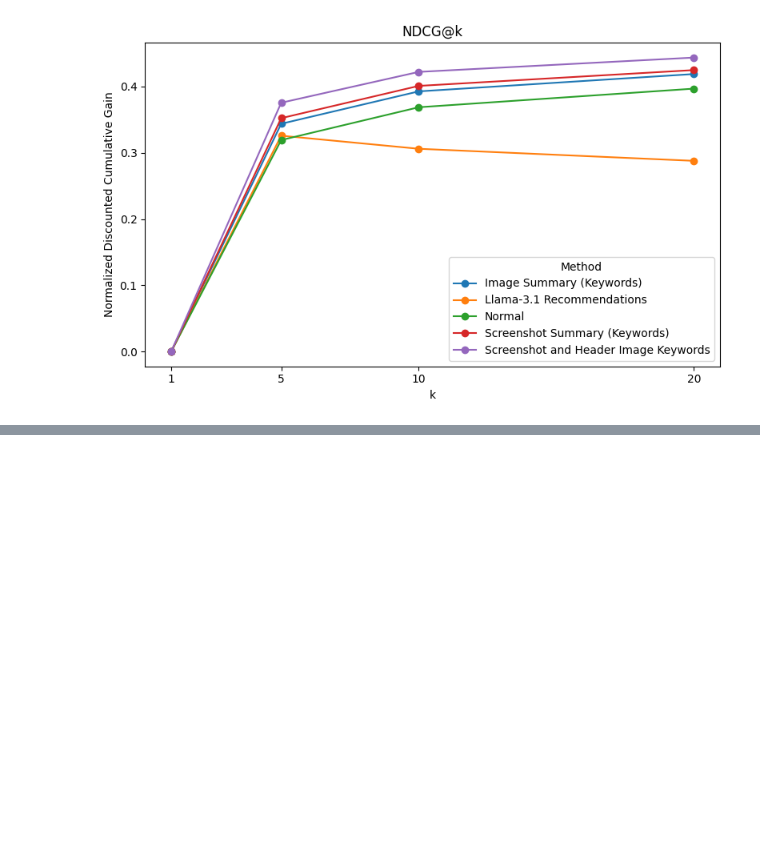
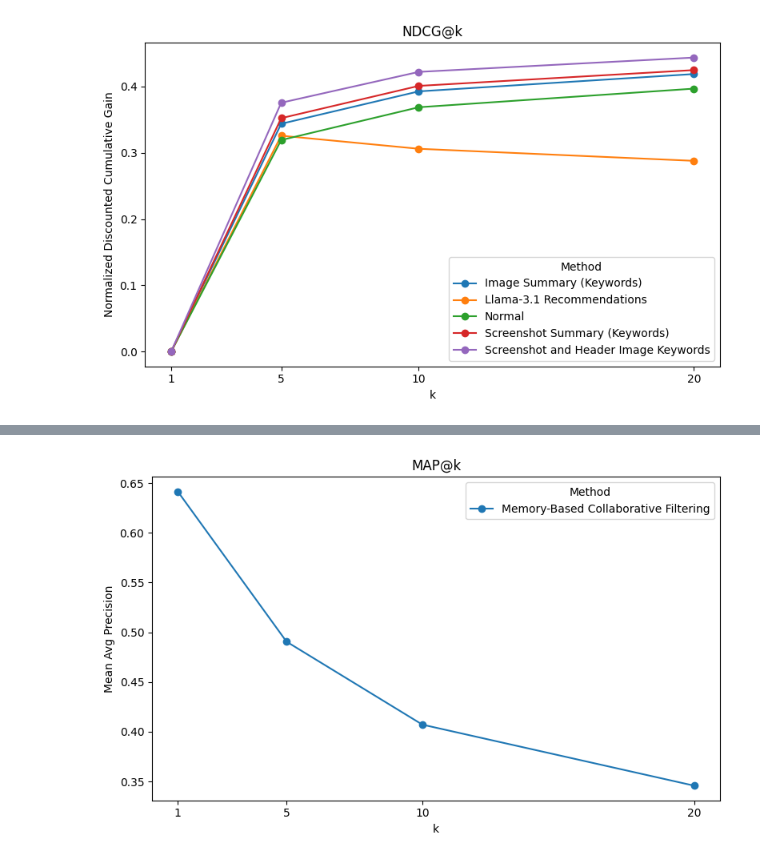
Before and after one commit to brownjrr/llm_steam_bot, a Jupyter notebook: src/recommender/explore_offline_eval_results.ipynb, the cells around one changed output, grey strips where cells are left out. Cells and saved outputs as stored; diff of their text form; code cells hidden in the pictures; blank space fills up the shorter version.

```diff
--- a/src/recommender/explore_offline_eval_results.ipynb
+++ b/src/recommender/explore_offline_eval_results.ipynb
@@ -89,0 +119,18 @@ plt.show()
+# %%
+plt.figure(figsize=(8, 5))
+
+for method in collab_filtering_df['name'].unique():
+    subset = collab_filtering_df[collab_filtering_df['name'] == method]
+    plt.plot(subset['k'], subset['mean_avg_prec'], marker='o', label=method)
+
+plt.xlabel('k')
+plt.xticks(sorted(list(collab_filtering_df['k'].unique())))
+plt.ylabel('Mean Avg Precision')
+plt.title('MAP@k')
+plt.legend(
+    title='Method',
+)
+plt.tight_layout()
+plt.show()
+# %% [output]
+[figure, added]
```
Also changed, not shown: parts of 17 cells of this notebook, 3 other files.
